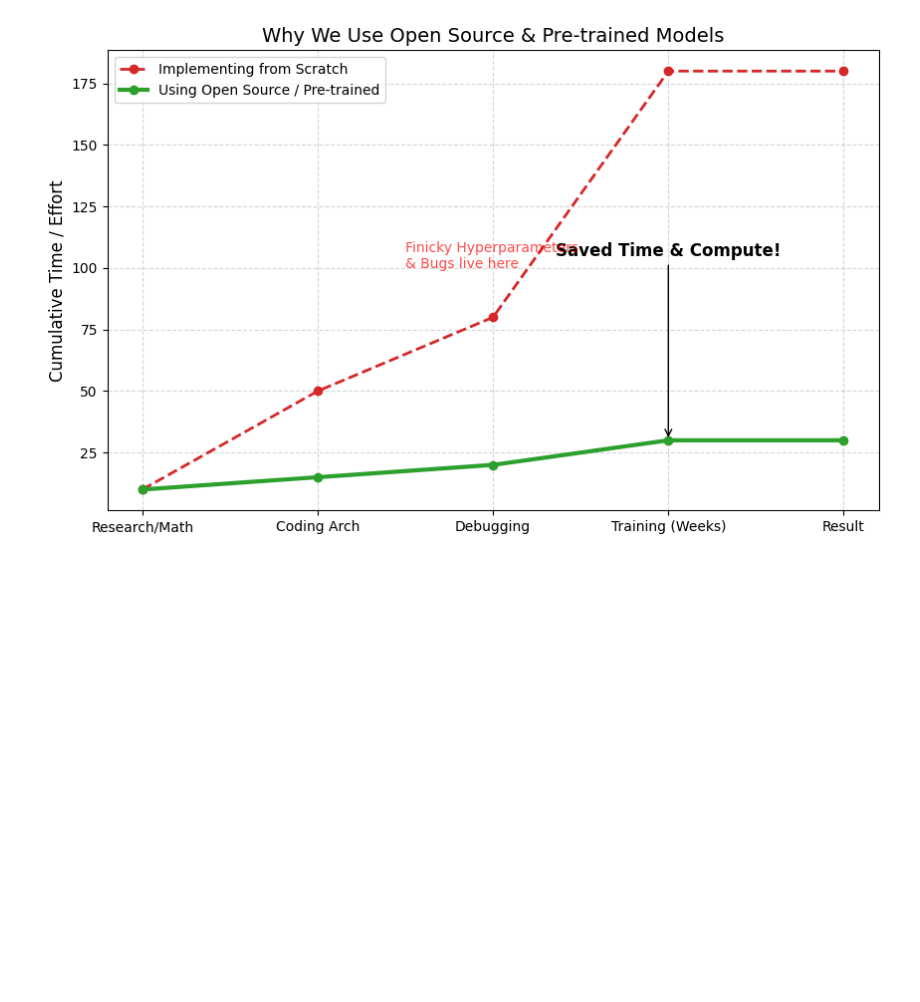
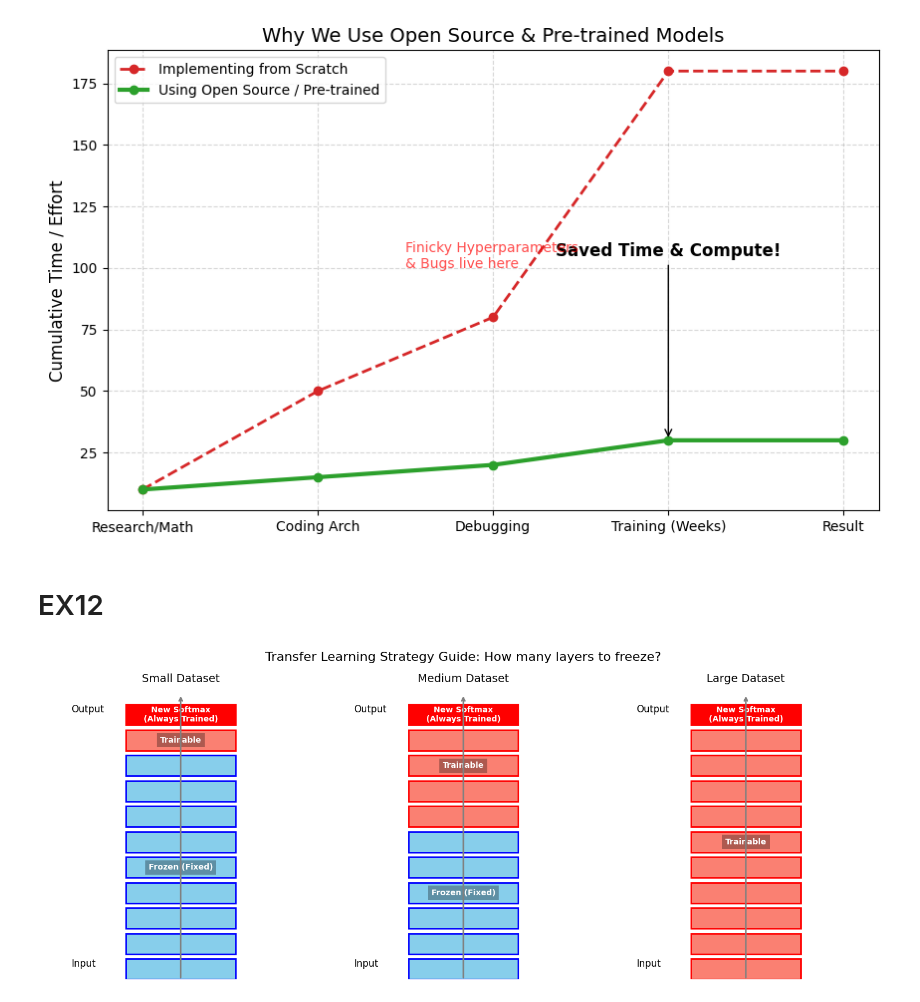
Before and after one commit to Saavkd7/DeepLearning-Specialization-Coursera, a Jupyter notebook: 4. Convolutional+Neural+NETWORKS/Week2/Ex.ipynb, the cells around one changed output. Cells and saved outputs as stored; diff of their text form; code cells hidden in the pictures; blank space fills up the shorter version.

```diff
--- a/4. Convolutional+Neural+NETWORKS/Week2/Ex.ipynb
+++ b/4. Convolutional+Neural+NETWORKS/Week2/Ex.ipynb
@@ -725,3 +725,72 @@ def visualize_workflow_efficiency():
 visualize_workflow_efficiency()
 # %% [output]
 [figure]
+# %% [markdown]
+# EX12
+# %%
+### Full Visualization Implementation
+'''
+This visualization illustrates the **"Freezing Spectrum"**.
+It shows a deep neural network and uses color coding to demonstrate which layers are **Frozen (Blue)** vs.
+**Trainable (Red)** based on the dataset size scenarios discussed in the transcript.
+'''
+import matplotlib.pyplot as plt
+import matplotlib.patches as patches
+
+def visualize_transfer_learning_strategies():
+    # Define layers conceptual depth
+    layers = 10
+
+    fig, axes = plt.subplots(1, 3, figsize=(15, 6))
+    strategies = [
+        ("Small Dataset", 9),   # Freeze 9, Train 1
+        ("Medium Dataset", 6),  # Freeze 6, Train 4
+        ("Large Dataset", 0)    # Freeze 0, Train 10 (Fine-tune all)
+    ]
+
+    for ax, (title, freeze_count) in zip(axes, strategies):
+        # Draw Layers
+        for i in range(layers):
+            # Determine color: Blue = Frozen, Red = Trainable
+            if i < freeze_count:
+                color = 'skyblue'
+                label = "Frozen (Fixed)" if i == freeze_count//2 else ""
+                edge = 'blue'
+            else:
+                color = 'salmon'
+                label = "Trainable" if i == freeze_count + (layers-freeze_count)//2 else ""
+                edge = 'red'
+
+            # Draw Box
+            rect = patches.Rectangle((0.3, i), 0.4, 0.8, linewidth=2, edgecolor=edge, facecolor=color)
+            ax.add_patch(rect)
+
+            # Label
+            if label:
+                ax.text(0.5, i+0.4, label, ha='center', va='center', fontweight='bold', color='white', fontsize=10,
+                        bbox=dict(facecolor='black', alpha=0.3, edgecolor='none'))
+
+        # Draw "New Head"
+        head_rect = patches.Rectangle((0.3, layers), 0.4, 0.8, linewidth=2, edgecolor='red', facecolor='red')
+        ax.add_patch(head_rect)
+        ax.text(0.5, layers+0.4, "New Softmax\n(Always Trained)", ha='center', va='center', color='white', fontweight='bold')
+
+        # Formatting
+        ax.set_xlim(0, 1)
+        ax.set_ylim(0, layers + 1.5)
+        ax.set_title(title, fontsize=14)
+        ax.axis('off')
+
+        # Arrow indicating data flow
+        ax.annotate('', xy=(0.5, layers+1.2), xytext=(0.5, 0),
+                    arrowprops=dict(arrowstyle='->', color='gray', lw=2))
+        ax.text(0.1, 0.5, "Input", fontsize=12)
+        ax.text(0.1, layers+0.5, "Output", fontsize=12)
+
+    plt.suptitle("Transfer Learning Strategy Guide: How many layers to freeze?", fontsize=16)
+    plt.tight_layout()
+    plt.show()
+
+visualize_transfer_learning_strategies()
+# %% [output]
+[figure, added]
```
Also changed, not shown: 1 other file.
